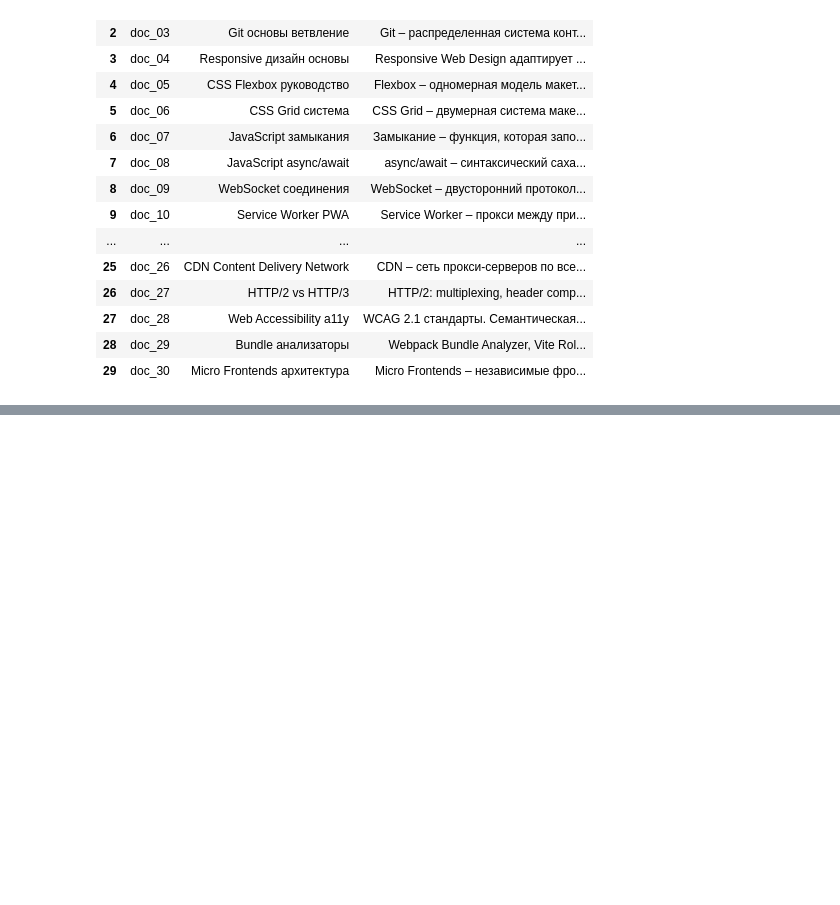
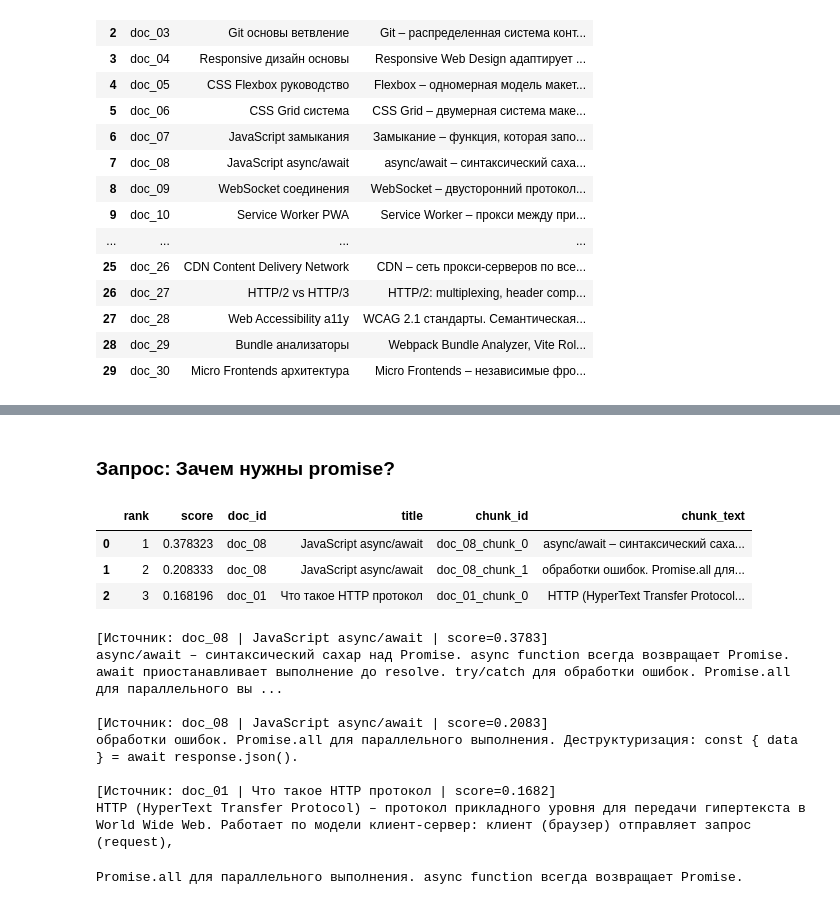
Before and after one commit to reborn-type/aie-gr3-stud-repos, a Jupyter notebook: homeworks/HW14/HW14.ipynb, the cells around one changed output, grey strips where cells are left out. Saved outputs shown, nothing was run; the diff lists cells and outputs as text; code cells hidden in the pictures; blank space fills up the shorter version.

```diff
--- a/homeworks/HW14/HW14.ipynb
+++ b/homeworks/HW14/HW14.ipynb
@@ -1025,3 +1110,38 @@ display(summary_k3)
 | 0 | mean_hit@3 | 0.80 |
 | 1 | mean_recall@3 | 0.80 |
 | 2 | mean_MRR@3 | 0.75 |
+# %%
+def build_context_from_retrieval(query: str, artifacts: RetrieverArtifacts, top_k: int = 3) -> Tuple[str, pd.DataFrame]:
+    retrieved = search_chunks(query, artifacts=artifacts, top_k=top_k)
+    context_blocks = []
+
+    for _, row in retrieved.iterrows():
+        block = (
+            f"[Источник: {row['doc_id']} | {row['title']} | score={row['score']:.4f}]\n"
+            f"{row['chunk_text']}"
+        )
+        context_blocks.append(block)
+
+    context = "\n\n".join(context_blocks)
+    return context, retrieved
+# %%
+query = "Зачем нужны promise?"
+context, retrieved_df = build_context_from_retrieval(query, artifacts=artifacts, top_k=3)
+
+display(Markdown(f"### Запрос: {query}"))
+display(retrieved_df)
+print(context)
+# %% [output]
+### Запрос: Зачем нужны promise?
+|  | rank | score | doc_id | title | chunk_id | chunk_text |
+| 0 | 1 | 0.378323 | doc_08 | JavaScript async/await | doc_08_chunk_0 | async/await – синтаксический саха... |
+| 1 | 2 | 0.208333 | doc_08 | JavaScript async/await | doc_08_chunk_1 | обработки ошибок. Promise.all для... |
+| 2 | 3 | 0.168196 | doc_01 | Что такое HTTP протокол | doc_01_chunk_0 | HTTP (HyperText Transfer Protocol... |
+[Источник: doc_08 | JavaScript async/await | score=0.3783]
+async/await – синтаксический сахар над Promise. async function всегда возвращает Promise. await приостанавливает выполнение до resolve. try/catch для обработки ошибок. Promise.all для параллельного вы ...
+
+[Источник: doc_08 | JavaScript async/await | score=0.2083]
+обработки ошибок. Promise.all для параллельного выполнения. Деструктуризация: const { data } = await response.json().
+
+[Источник: doc_01 | Что такое HTTP протокол | score=0.1682]
+HTTP (HyperText Transfer Protocol) – протокол прикладного уровня для передачи гипертекста в World Wide Web. Работает по модели клиент-сервер: клиент (браузер) отправляет запрос (request),
@@ -1027,0 +1192,5 @@ display(summary_k3)
+# %%
+answer_example = generate_answer_from_context(query, context)
+print(answer_example)
+# %% [output]
+Promise.all для параллельного выполнения. async function всегда возвращает Promise.
```
Also changed, not shown: parts of 10 cells of this notebook.
